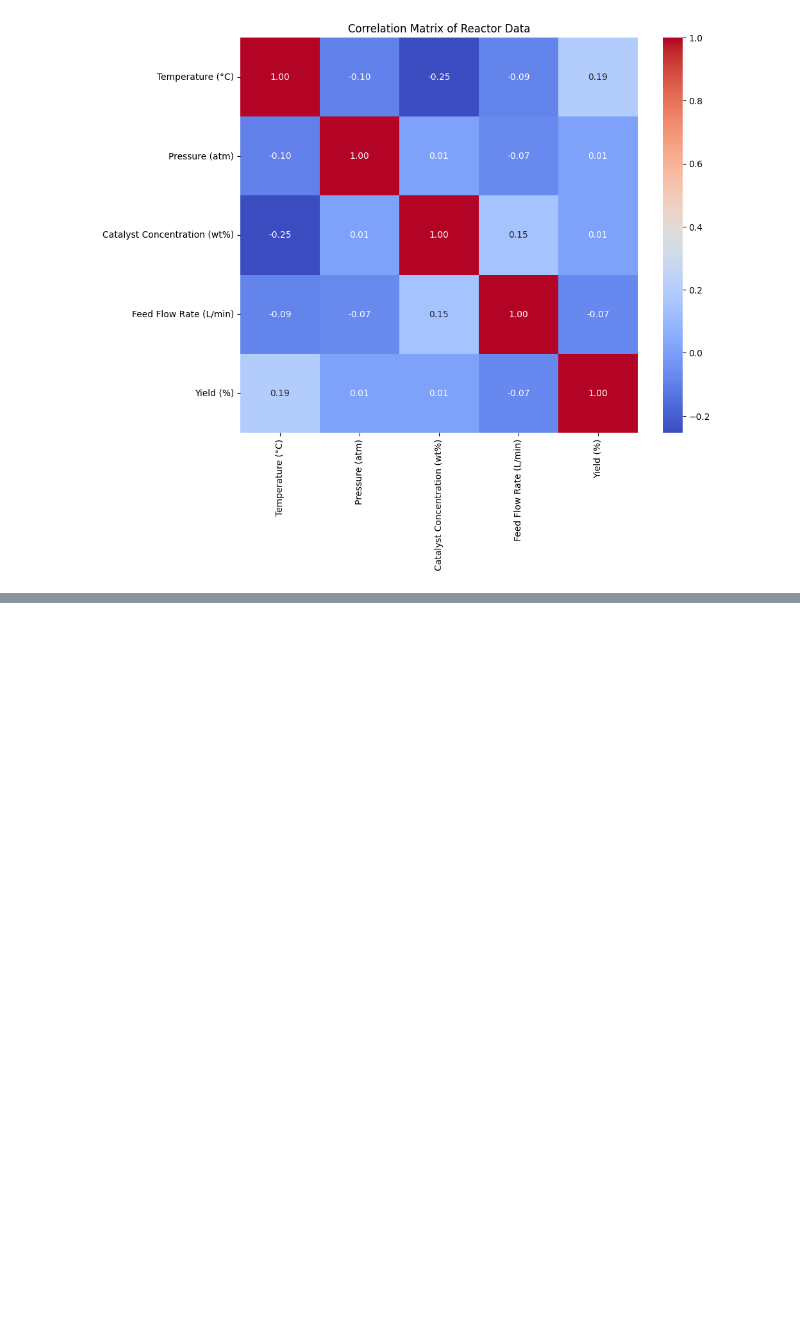
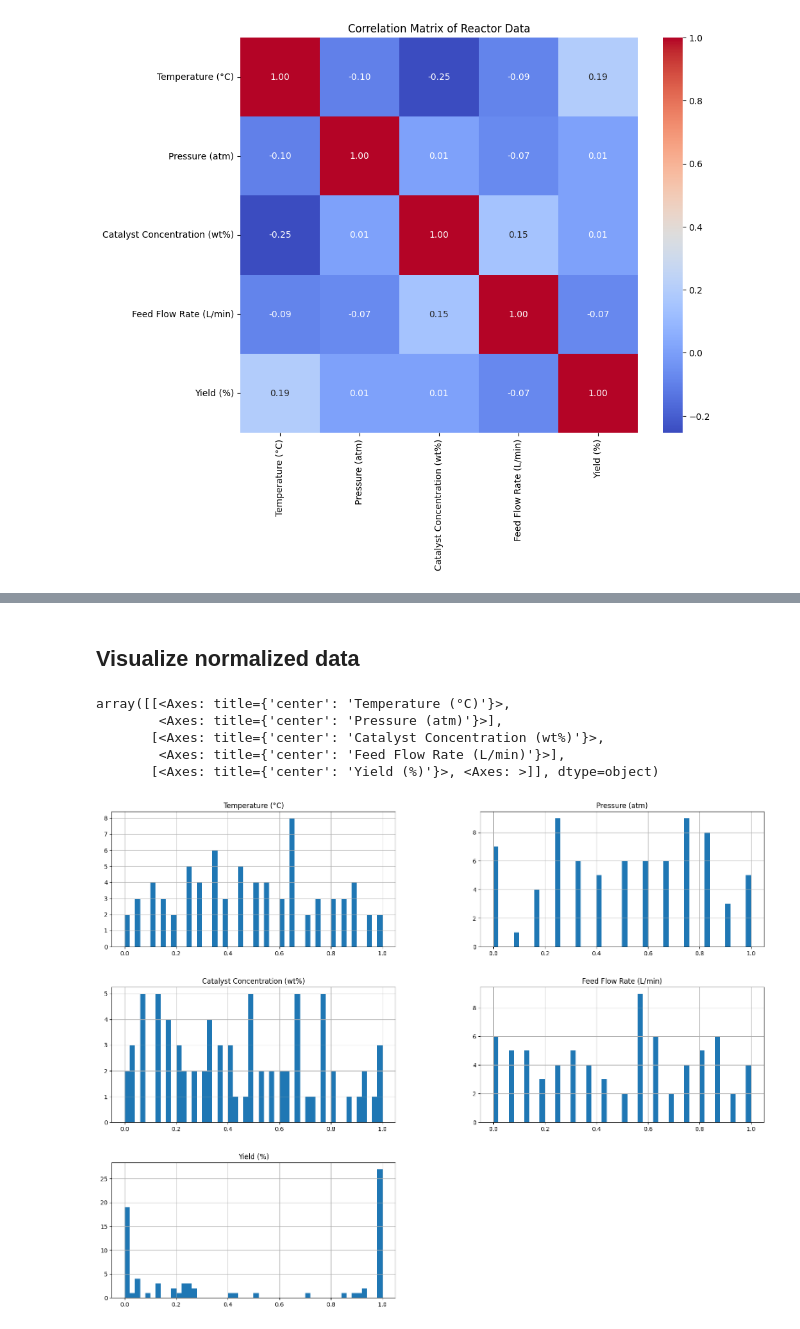
Before and after one commit to dissabnd/Applied-AI-in-Chemical-and-Process-Engineering, a Jupyter notebook: 2_MLpipeline.ipynb, the cells around one changed output, grey strips where cells are left out. Drawn from its saved outputs; the diff is of its cells as text; code cells hidden in the pictures; blank space fills up the shorter version.

```diff
--- a/2_MLpipeline.ipynb
+++ b/2_MLpipeline.ipynb
@@ -219,0 +242,24 @@ plt.show()
+# %%
+# prompt: here are the operating conditions. anything outside is an outlier. can you help filter them? show dfnum3 shape before and after outlier removal.
+
+# Outlier Removal
+# Define the operating conditions (min and max values for each column)
+operating_conditions = {
+    'Temperature (°C)': (175,275),
+    'Pressure (atm)': (4,7),
+    'Catalyst Concentration (wt%)': (2,5),
+    'Feed Flow Rate (L/min)': (8,12),
+}
+
+print(f"Shape before outlier removal: {dfnum3.shape}")
+
+# Filter the DataFrame based on operating conditions
+dfnum3_filtered = dfnum3.copy()
+for column, (lower, upper) in operating_conditions.items():
+    dfnum3_filtered = dfnum3_filtered[
+        (dfnum3_filtered[column] >= lower) & (dfnum3_filtered[column] <= upper)
+    ]
+
+dfcleaned = dfnum3_filtered
+
+print(f"Shape after outlier removal: {dfcleaned.shape}")
@@ -219,0 +284,8 @@ plt.show()
+# %%
+# prompt: normalize the data using min-max scaling for dfcleaned. create a new df called dfnorm
+
+from sklearn.preprocessing import MinMaxScaler
+
+scaler = MinMaxScaler()
+dfnorm = pd.DataFrame(scaler.fit_transform(dfcleaned), columns=dfcleaned.columns)
+dfnorm
@@ -219,0 +306,11 @@ plt.show()
+# %% [markdown]
+## Visualize normalized data
+# %%
+dfnorm.hist(bins=50, figsize=(20,15))
+# %% [output]
+array([[<Axes: title={'center': 'Temperature (°C)'}>,
+        <Axes: title={'center': 'Pressure (atm)'}>],
+       [<Axes: title={'center': 'Catalyst Concentration (wt%)'}>,
+        <Axes: title={'center': 'Feed Flow Rate (L/min)'}>],
+       [<Axes: title={'center': 'Yield (%)'}>, <Axes: >]], dtype=object)
+[figure, added]
```
Also changed, not shown: parts of 15 cells of this notebook.
